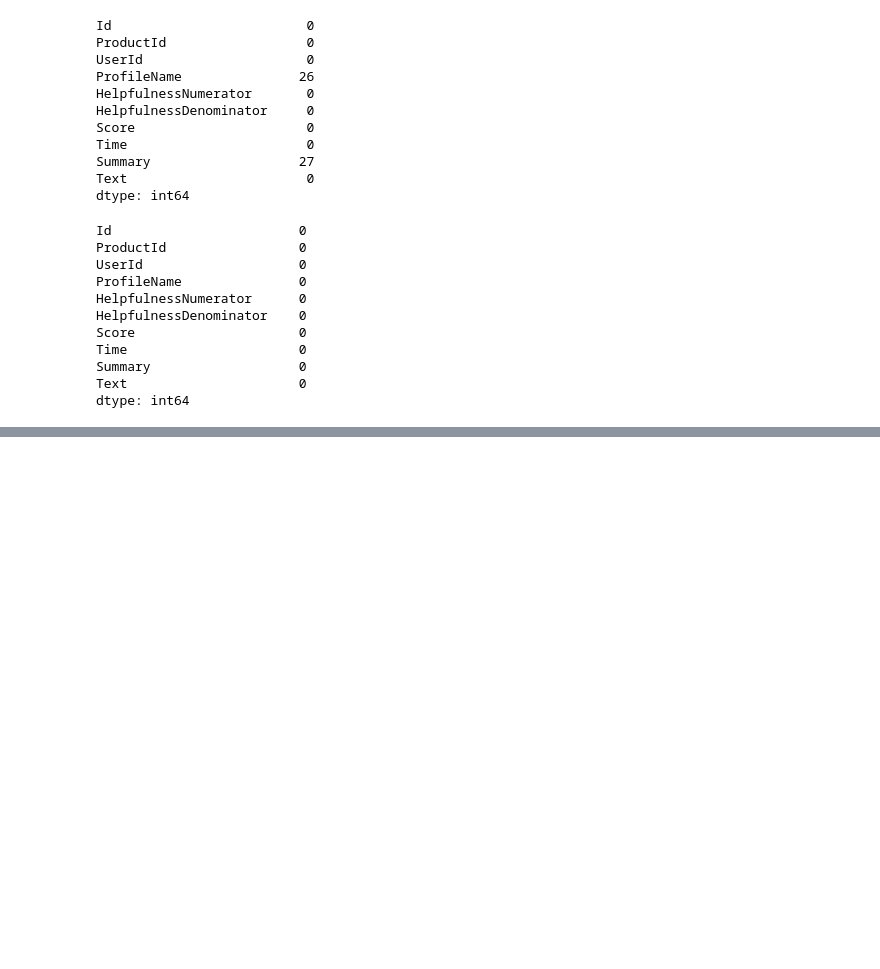
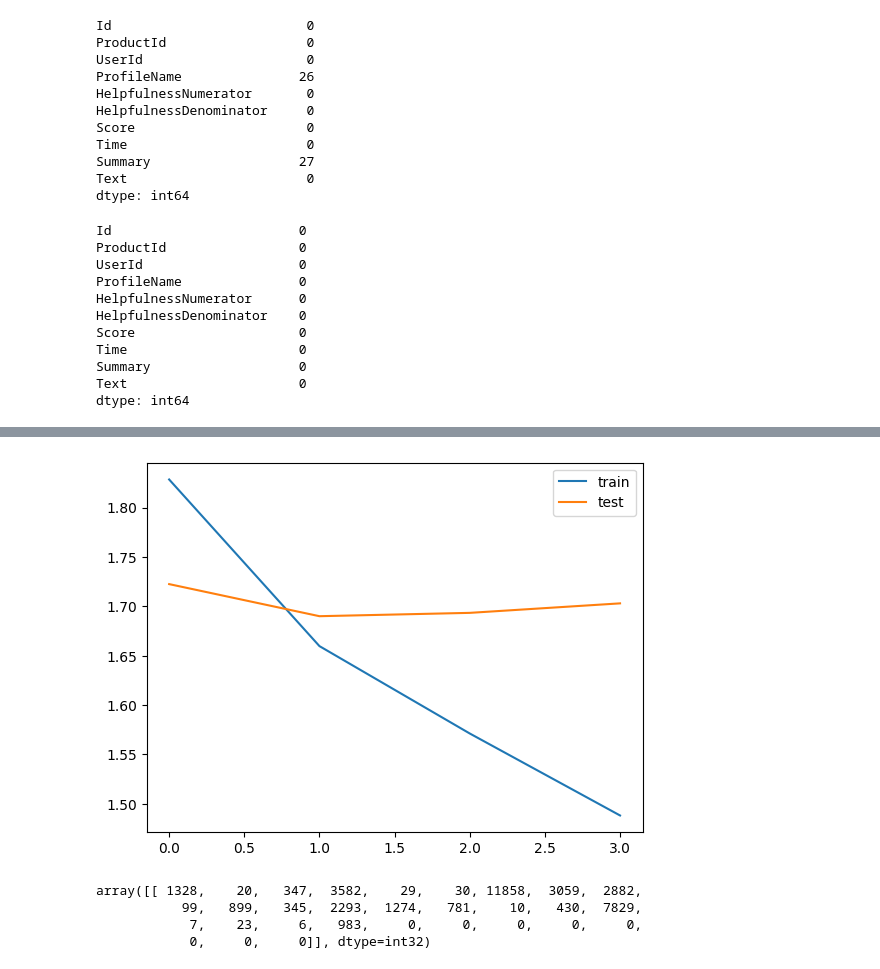
Before and after one commit to ShendreAk/NLP-textSummerization, a Jupyter notebook: txtSummerization.ipynb, the cells around one changed output, grey strips where cells are left out. Drawn from its saved outputs; the diff is of its cells as text; code cells hidden in the pictures; blank space fills up the shorter version.

```diff
--- a/txtSummerization.ipynb
+++ b/txtSummerization.ipynb
@@ -192,9 +197,9 @@ sns.histplot(summary_count,bins=20)
 # %%
-max_text_len = 50
+max_text_len = 30
 max_summary_len =13
 # %%
 from sklearn.model_selection import train_test_split
-X_train, X_test, y_train, y_test = train_test_split(np.array(df['processed_text']), np.array(df["processed_summary"]), test_size=0.2, random_state=42, shuffle=True)
+X_train, X_test, y_train, y_test = train_test_split(np.array(df['processed_text']), np.array(df["processed_summary"]), test_size=0.3, random_state=42, shuffle=True)
 X_val, X_test, y_val, y_test = train_test_split(X_test,y_test ,test_size=0.2, random_state=42, shuffle=True)
 # %%
 X_train
@@ -346,3 +360,11 @@ history = model.fit([X_train,y_train[:,:-1]],y_train.reshape(y_train.shape[0], y
+# %%
+from matplotlib import pyplot
+pyplot.plot(history.history['loss'], label='train')
+pyplot.plot(history.history['val_loss'], label='test')
+pyplot.legend()
+pyplot.show()
+# %% [output]
+[figure, added]
 # %%
 target_backtoword = y_tokenizer.index_word
 target_index = y_tokenizer.word_index
@@ -409,6 +431,13 @@ def seq2summary(seq):
         if((i!=0 and i!=target_index['sos']) and i!=target_index['eos']):
             text=text+target_backtoword[i]+' '
     return text
+# %%
+X_train[10].reshape(1,max_text_len)
+# %% [output]
+array([[ 1328,    20,   347,  3582,    29,    30, 11858,  3059,  2882,
+           99,   899,   345,  2293,  1274,   781,    10,   430,  7829,
+            7,    23,     6,   983,     0,     0,     0,     0,     0,
+            0,     0,     0]], dtype=int32)
 # %%
 #try inference
 print("Review:",seq2text(X_train[10]))
```
Also changed, not shown: parts of 15 cells of this notebook.
